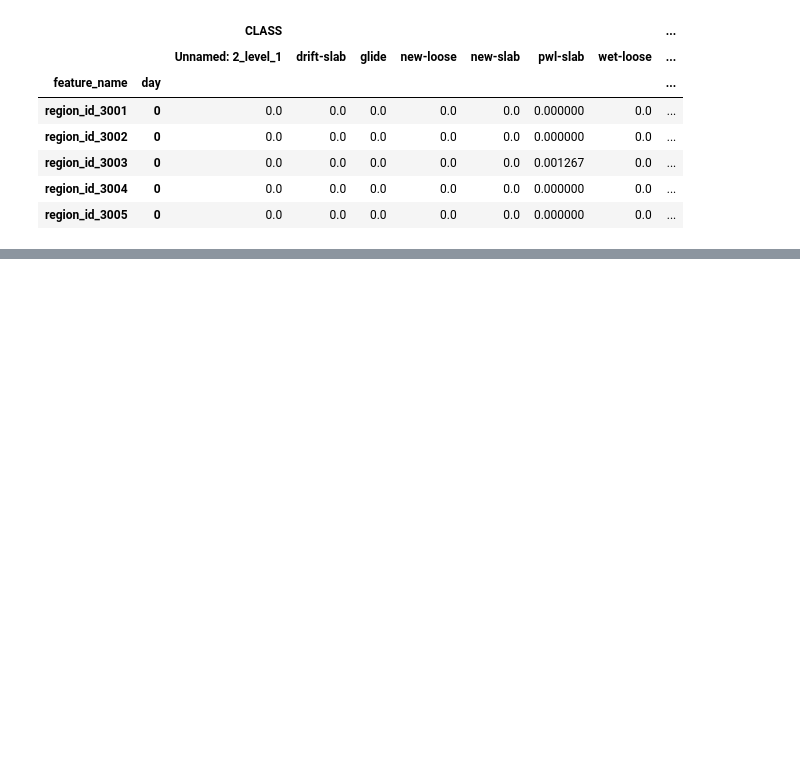
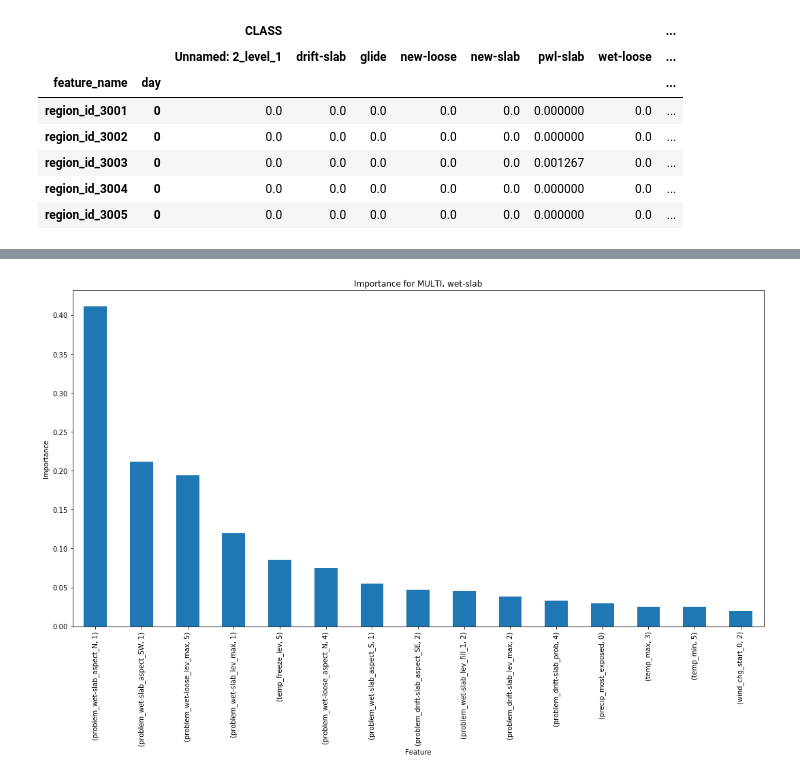
Before and after one commit to NVE/avalanche_ml, a Jupyter notebook: notebooks/feature_importance/feature_importance.ipynb, the cells around one changed output, grey strips where cells are left out. Saved outputs shown, nothing was run; the diff lists cells and outputs as text; code cells hidden in the pictures; blank space fills up the shorter version.

```diff
--- a/notebooks/feature_importance/feature_importance.ipynb
+++ b/notebooks/feature_importance/feature_importance.ipynb
@@ -71,0 +81,11 @@ _df[('CLASS', 'drift-slab')].plot(kind='bar')
+# %%
+for c in importances_df.columns:
+    _df = importances_df.nlargest(15, c, keep='all')
+    _ax2 = _df[c].plot(kind='bar', figsize=(15, 10))
+    _ax2.set(xlabel = 'Feature',
+             ylabel = 'Importance',
+             title = 'Importance for {0}, {1}'.format(c[0], c[1]))
+    plt.tight_layout()
+    plt.savefig('importance_{0}_{1}.pdf'.format(c[0], c[1]))
+# %% [output]
+[figure, added]
```
Also changed, not shown: parts of 8 cells of this notebook.
